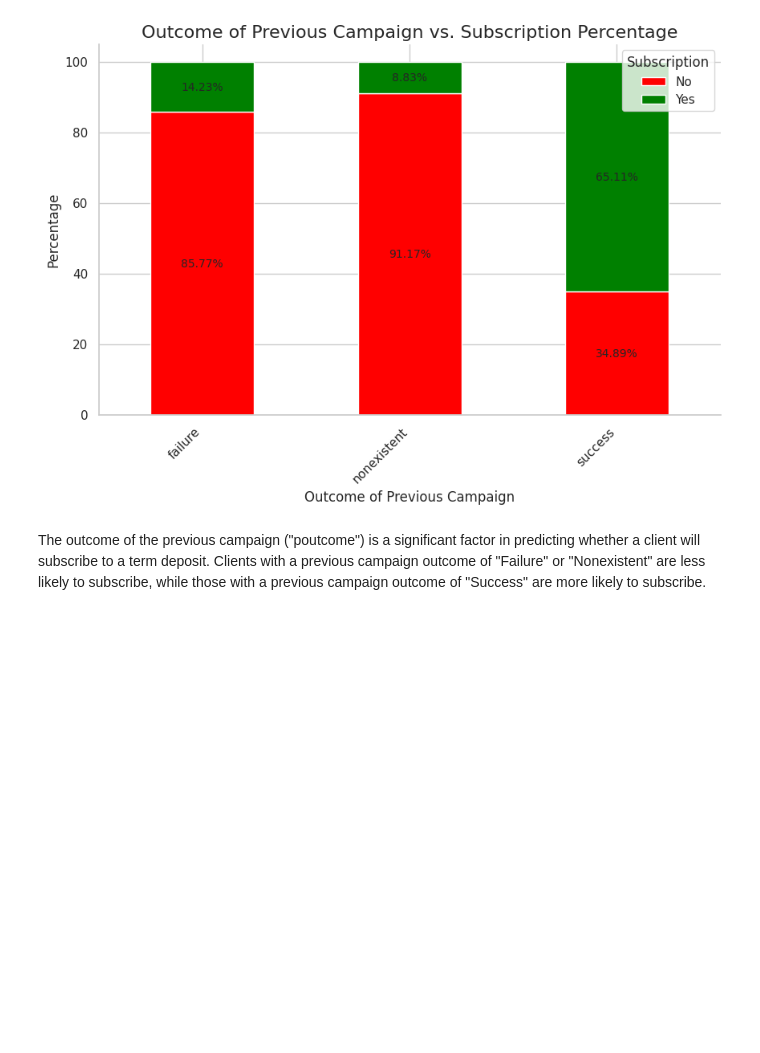
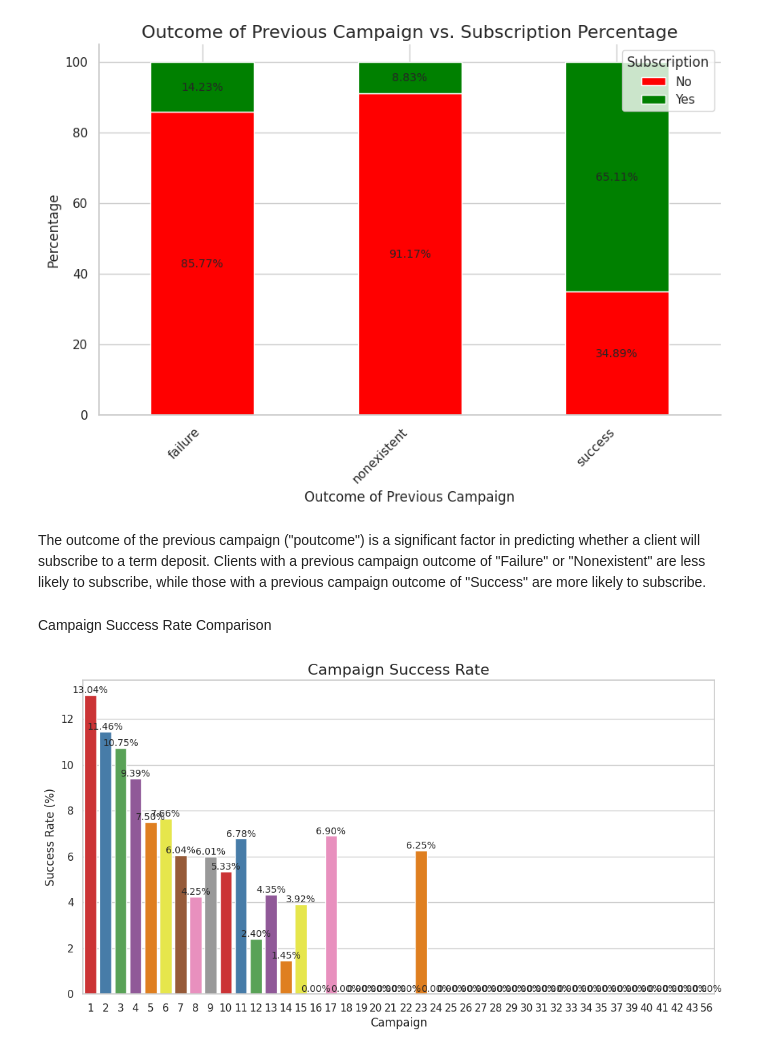
Before and after one commit to melihkurtaran/Bank_Marketing, a Jupyter notebook: TOM_Case.ipynb, the cells around one changed output. Drawn from its saved outputs; the diff is of its cells as text; code cells hidden in the pictures; blank space fills up the shorter version.

```diff
--- a/TOM_Case.ipynb
+++ b/TOM_Case.ipynb
@@ -280,3 +373,25 @@ plt.show()
 [figure]
 # %% [markdown]
 The outcome of the previous campaign ("poutcome") is a significant factor in predicting whether a client will subscribe to a term deposit. Clients with a previous campaign outcome of "Failure" or "Nonexistent" are less likely to subscribe, while those with a previous campaign outcome of "Success" are more likely to subscribe.
+# %% [markdown]
+Campaign Success Rate Comparison
+# %%
+# Calculate the success rate for each campaign
+campaign_success_rate = df.groupby('campaign')['y'].value_counts(normalize=True).unstack(fill_value=0)['yes'] * 100
+
+# Create a bar plot to visualize the success rates
+plt.figure(figsize=(12, 6))
+sns.barplot(x=campaign_success_rate.index, y=campaign_success_rate.values, palette='Set1')
+plt.title('Campaign Success Rate', fontsize=16)
+plt.xlabel('Campaign', fontsize=12)
+plt.ylabel('Success Rate (%)', fontsize=12)
+plt.xticks(rotation=0)
+
+# Annotate the bars with percentage values
+for i, v in enumerate(campaign_success_rate.values):
+    plt.text(i, v, f'{v:.2f}%', ha='center', va='bottom', fontsize=10)
+
+# Show the plot
+plt.show()
+# %% [output]
+[figure, added]
```
Also changed, not shown: parts of 9 cells of this notebook.
